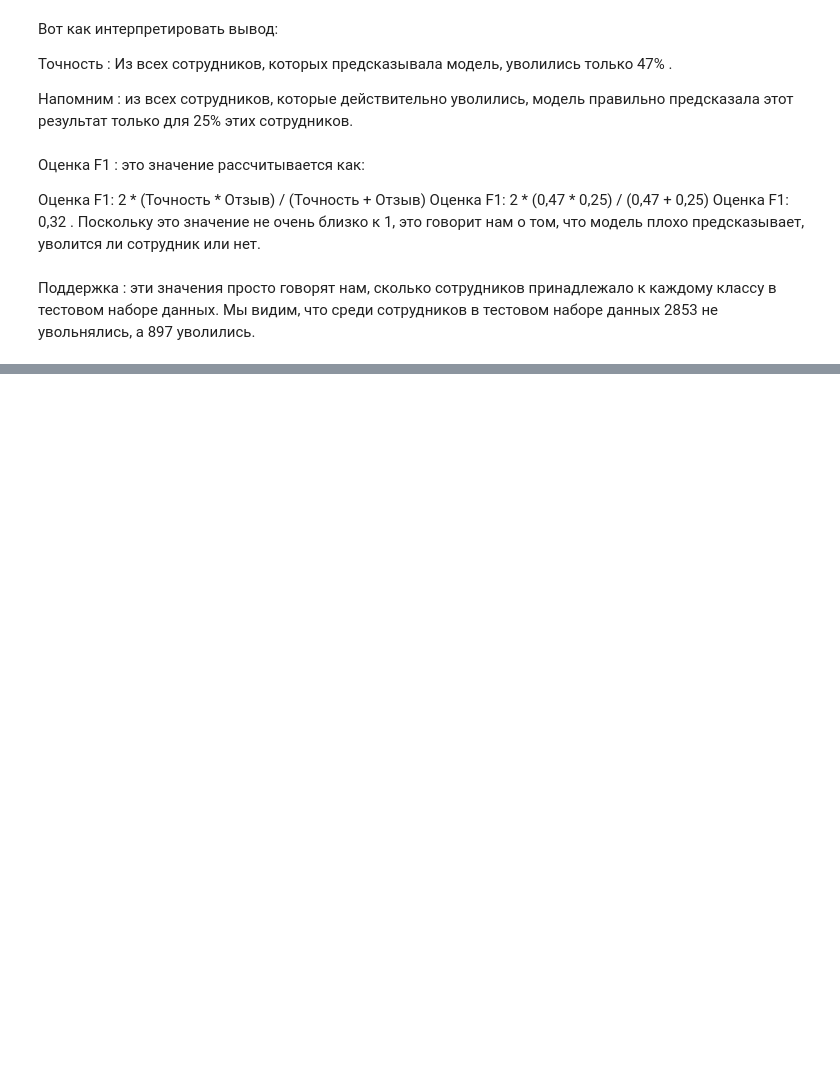
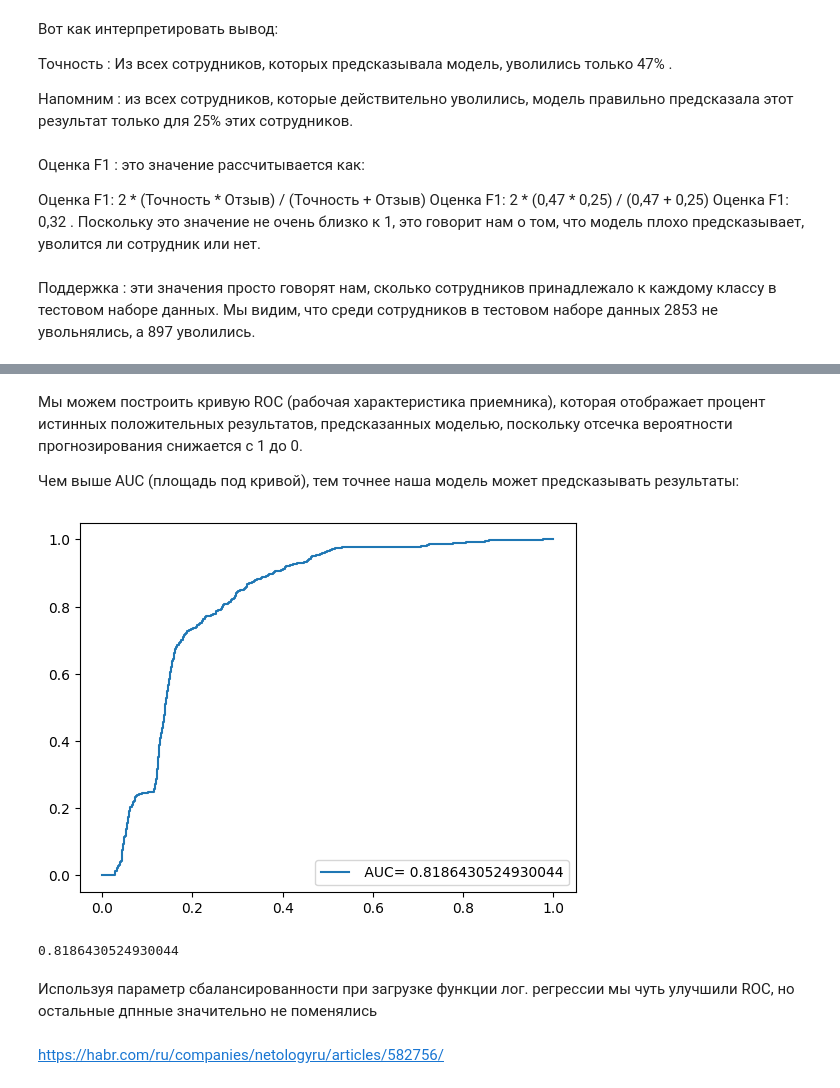
Before and after one commit to krukro/Netology_python, a Jupyter notebook: Итоговая_Python.ipynb, the cells around one changed output, grey strips where cells are left out. Drawn from its saved outputs; the diff is of its cells as text; code cells hidden in the pictures; blank space fills up the shorter version.

```diff
--- a/Итоговая_Python.ipynb
+++ b/Итоговая_Python.ipynb
@@ -702,0 +718,4 @@ weighted avg       0.72      0.75      0.72      3750
+# %%
+lr = LogisticRegression(class_weight='balanced', random_state=42)
+# %%
+lr.fit(X_train, y_train)
@@ -702,0 +774,23 @@ weighted avg       0.72      0.75      0.72      3750
+# %% [markdown]
+Мы можем построить кривую ROC (рабочая характеристика приемника), которая отображает процент истинных положительных результатов, предсказанных моделью, поскольку отсечка вероятности прогнозирования снижается с 1 до 0.
+
+Чем выше AUC (площадь под кривой), тем точнее наша модель может предсказывать результаты:
+# %%
+y_pred_proba = lr. predict_proba (X_test)[::,1]
+fpr, tpr, _ = metrics.roc_curve (y_test, y_pred_proba)
+auc = metrics.roc_auc_score (y_test, y_pred_proba)
+
+#create ROC curve
+plt.plot (fpr,tpr,label=" AUC= "+str(auc))
+plt.legend(loc=4)
+plt.show()
+# %% [output]
+[figure, added]
+# %%
+auc
+# %% [output]
+0.8186430524930044
+# %% [markdown]
+Используя параметр сбалансированности при загрузке функции лог. регрессии мы чуть улучшили ROC, но остальные дпнные значительно не поменялись
+# %% [markdown]
+https://habr.com/ru/companies/netologyru/articles/582756/
```
Also changed, not shown: parts of 11 cells of this notebook.
